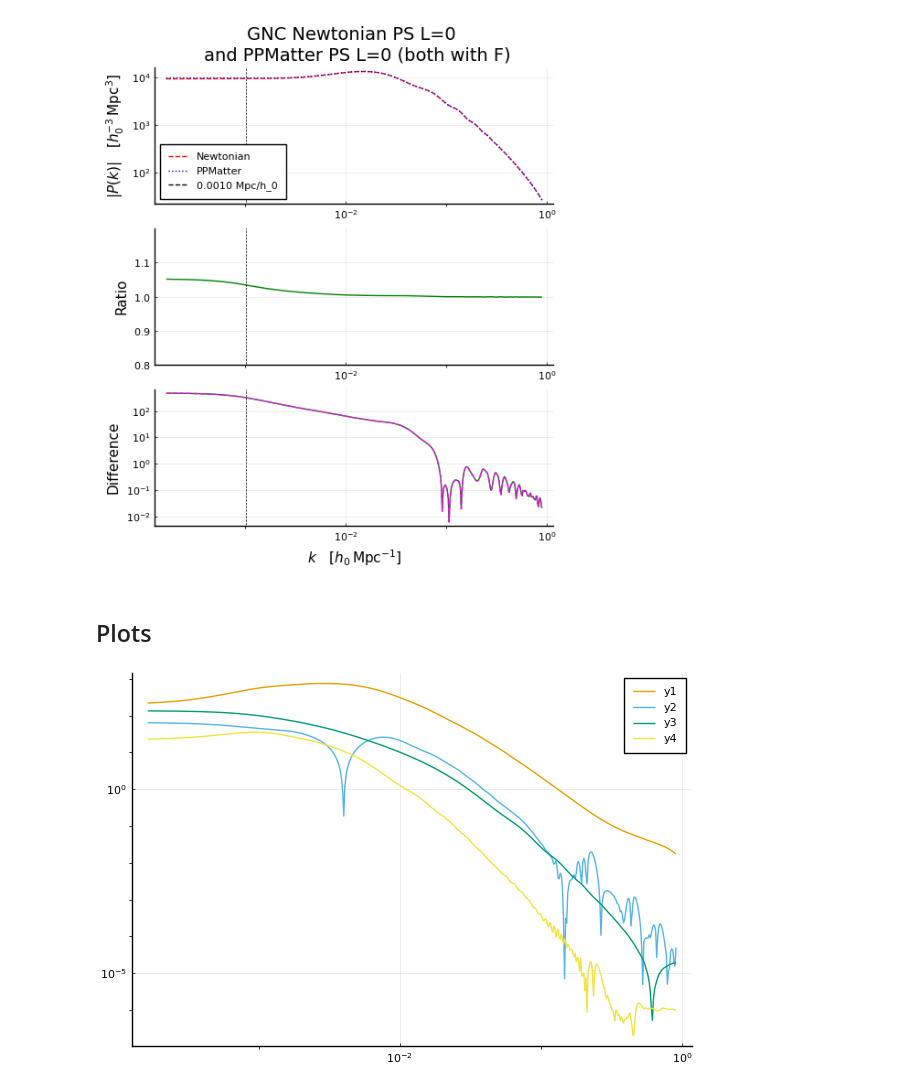
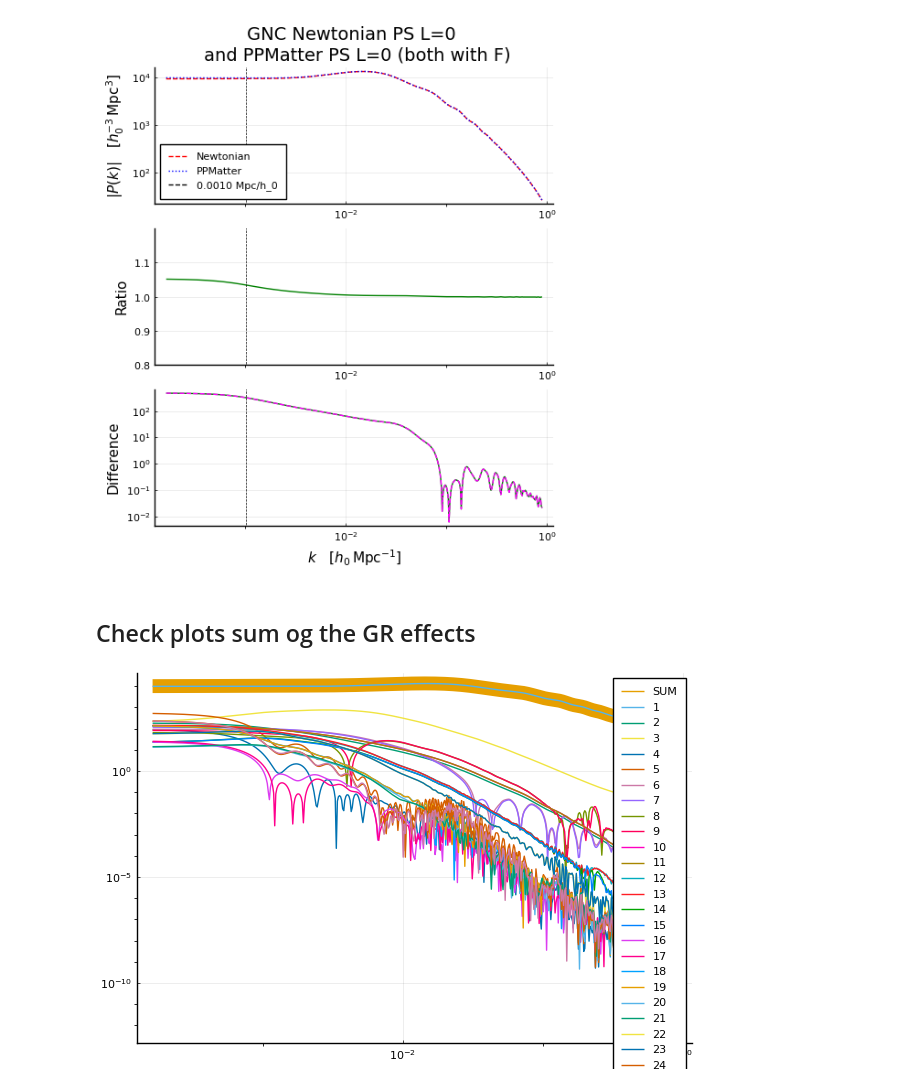
Before and after one commit to foglienimatteo/GaPSE.jl, a Jupyter notebook: ipynbs/Real_f_NL.ipynb, the cells around one changed output. Saved outputs shown, nothing was run; the diff lists cells and outputs as text; code cells hidden in the pictures.

```diff
--- a/ipynbs/Real_f_NL.ipynb
+++ b/ipynbs/Real_f_NL.ipynb
@@ -524,8 +553,8 @@ time needed for all the Power Spectra computation [in s] = 0.529897928237915
 # %%
-ss_GRsum_L0_withF = ss_GNC_L0_withF;
-xis_GRsum_L0_withF = [spline_LD_sum_L0_withF(s) + spline_GNC_sum_L0_withF(s) +
+ss_ALLGRsum_L0_withF = ss_GNC_L0_withF;
+xis_ALLGRsum_L0_withF = [spline_LD_sum_L0_withF(s) + spline_GNC_sum_L0_withF(s) +
         spline_GNCxLD_sum_L0_withF(s) + spline_LDxGNC_sum_L0_withF(s)
-        for s in ss_GRsum_L0_withF];
+        for s in ss_ALLGRsum_L0_withF];
 
 open(DIR*"xi_ALL_GR_TPCF_SUMMED_L0_withF.txt", "w") do io
     println(io, GaPSE.BRAND)
@@ -533,7 +562,7 @@ open(DIR*"xi_ALL_GR_TPCF_SUMMED_L0_withF.txt", "w") do io
     println(io, "# LD (16), GNC (25), GNCxLD (20), LDxGNC (20)\n#")
     GaPSE.parameters_used(io, cosmo; logo=false)
     println(io, "# s [Mpc/h_0] \t xi_ALLSUMMED")
-    for (s,xi) in zip(ss_GRsum_L0_withF, xis_GRsum_L0_withF)
+    for (s,xi) in zip(ss_ALLGRsum_L0_withF, xis_ALLGRsum_L0_withF)
         println(io, "$s \t $xi")
     end
 end
@@ -541,7 +570,7 @@ end
 GaPSE.print_PS_multipole(DIR*"xi_ALL_GR_TPCF_SUMMED_L0_withF.txt",
     DIR*"ps_ALL_GR_TPCF_SUMMED_L0_withF.txt";
     L = 0,  ps_kwargs(tf)...);
-ks_GRsum_L0_withF, pks_GRsum_L0_withF = GaPSE.readxy(DIR*"ps_ALL_GR_TPCF_SUMMED_L0_withF.txt");
+ks_ALLGRsum_L0_withF, pks_ALLGRsum_L0_withF = GaPSE.readxy(DIR*"ps_ALL_GR_TPCF_SUMMED_L0_withF.txt");
 # %% [output]
 I'm computing the PS_multipole from the file "Effective_fNL_z115_files/xi_ALL_GR_TPCF_SUMMED_L0_withF.txt"
 
@@ -557,7 +587,9 @@ spline_GRsum_L0_withF = Spline1D(ks_GRsum_L0_withF, pks_GRsum_L0_withF; bc = "er
 spline_Newtonian_L0_withF = Spline1D(ks_Newtonian_L0_withF, pks_Newtonian_L0_withF; bc = "error");
 # %%
-ks = ks_GRsum_L0_withF
-diff_Newt_ppm =  pks_Newtonian_L0_withF .- pks_ppm_L0_withF
-diff_ppm_GRsum = pks_ppm_L0_withF - pks_GRsum_L0_withF
-diff_Newt_GRsum = pks_Newtonian_L0_withF .- pks_GRsum_L0_withF;
+ks = ks_ALLGRsum_L0_withF
+diff_Newt_ppm =  pks_Newtonian_L0_withF .- pks_ppm_L0_withF;
+diff_ALLGRsum_ppm = pks_ALLGRsum_L0_withF .- pks_ppm_L0_withF;
+diff_ALLGRsum_Newt = pks_ALLGRsum_L0_withF .- pks_Newtonian_L0_withF;
+diff_GNCsum_ppm = pks_sum_GNC_L0_withF .- pks_ppm_L0_withF;
+diff_GNCsum_Newt = pks_sum_GNC_L0_withF .- pks_Newtonian_L0_withF;
 # %% [markdown]
@@ -706,12 +737,12 @@ savefig(P, "PS_L0_Newton-PPMatter_withF.pdf")
 # %% [output]
 [figure]
 # %% [markdown]
-## Plots
+## Check plots sum og the GR effects
 # %%
-plot(ks, abs.(pks_all_GNC[GaPSE.INDEX_GR_EFFECT_GNC["auto_lensing"]]), axis=:log)
-plot!(ks, abs.(pks_all_GNC[GaPSE.INDEX_GR_EFFECT_GNC["newton_lensing"]]))
-#plot!(ks, abs.(pks_all_GNC[GaPSE.INDEX_GR_EFFECT_GNC["lensing_newton"]]))
-plot!(ks, abs.(pks_all_GNC[GaPSE.INDEX_GR_EFFECT_GNC["newton_localgp"]]))
-plot!(ks, abs.(pks_all_GNC[GaPSE.INDEX_GR_EFFECT_GNC["lensing_doppler"]]))
+p=plot(ks, abs.(pks_sum_GNC_L0_withF), axis=:log, label="SUM", lw=10)
+for (i,effect) in enumerate(GaPSE.GR_EFFECTS_GNC)
+    plot!(p, ks, abs.(pks_all_GNC_L0_withF[GaPSE.INDEX_GR_EFFECT_GNC[effect]]), label="$i")
+end
+p
 # %% [output]
-[figure, old version]
+[figure, new version]
```
Also changed, not shown: parts of 17 cells of this notebook, 5 other files.
